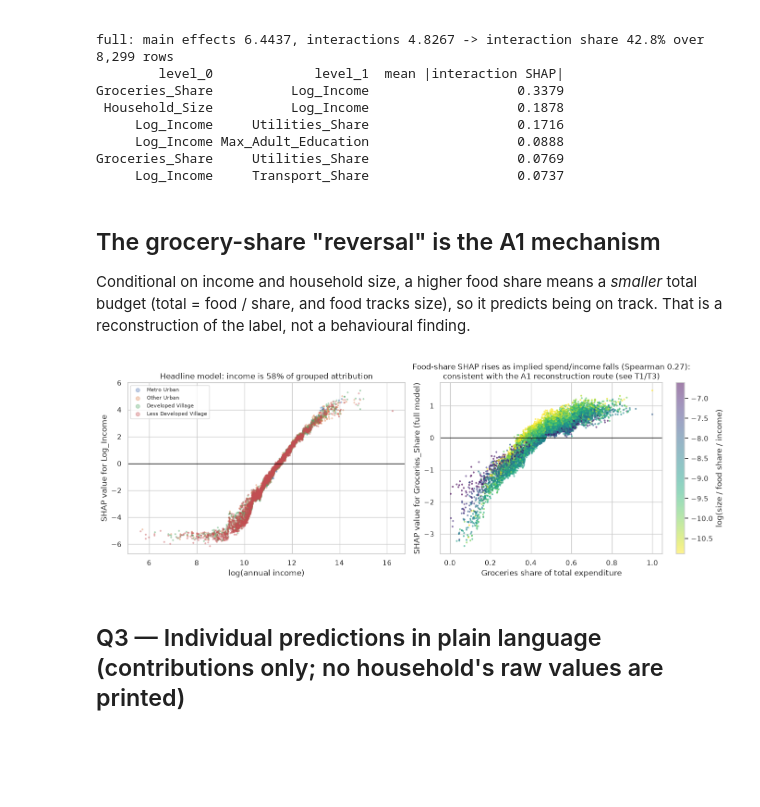
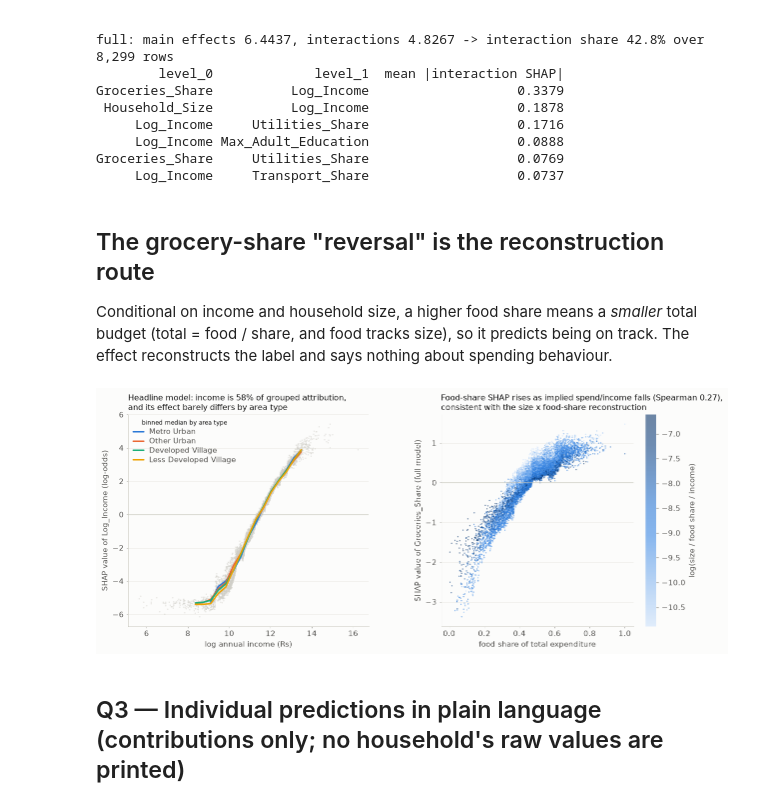
Before and after one commit to saint2706/savings-goal-classifier, a Jupyter notebook: notebooks/05_explainability.ipynb, the cells around one changed output. Saved outputs shown, nothing was run; the diff lists cells and outputs as text; code cells hidden in the pictures; blank space fills up the shorter version.

```diff
--- a/notebooks/05_explainability.ipynb
+++ b/notebooks/05_explainability.ipynb
@@ -15,18 +14,18 @@ warnings.filterwarnings("ignore")
 import matplotlib.pyplot as plt
 import numpy as np
 import pandas as pd
-import seaborn as sns
 import shap
 from sklearn.metrics import roc_auc_score
 from sklearn.pipeline import make_pipeline
 
 from savings_goal import config as C
+from savings_goal import viz
 from savings_goal.evaluation import explain
 from savings_goal.features.engineer import spec_from_frame
 from savings_goal.io import load_features, write_result
 from savings_goal.models.pipeline import load_model_final, logistic, preprocessor, xgb_pipeline
 
-sns.set_theme(style="whitegrid")
+viz.use()
 feats = load_features()
 spec = spec_from_frame(feats)
 final = load_model_final()
@@ -170,43 +171,52 @@ Groceries_Share          Log_Income                   0.3379
 Groceries_Share     Utilities_Share                   0.0769
      Log_Income     Transport_Share                   0.0737
 # %% [markdown]
-## The grocery-share "reversal" is the A1 mechanism
+## The grocery-share "reversal" is the reconstruction route
 
 Conditional on income and household size, a higher food share means a *smaller* total
-budget (total = food / share, and food tracks size), so it predicts being on track. That is
-a reconstruction of the label, not a behavioural finding.
+budget (total = food / share, and food tracks size), so it predicts being on track. The
+effect reconstructs the label and says nothing about spending behaviour.
 # %%
-fig, axes = plt.subplots(1, 2, figsize=(14, 5))
+fig, axes = plt.subplots(1, 2, figsize=(13, 5))
+fig.subplots_adjust(wspace=0.3)
 sv = pd.DataFrame(shap_vals["deployable"], columns=names["deployable"])
 ax = axes[0]
-for area in ["Metro_Urban", "Other_Urban", "Developed_Village", "Less_Developed_Village"]:
+ax.scatter(test["Log_Income"], sv["Log_Income"], s=3, color=viz.CONTEXT, alpha=0.5, linewidths=0, zorder=1)
+bins = np.linspace(test["Log_Income"].quantile(0.01), test["Log_Income"].quantile(0.99), 16)
+AREAS = ["Metro_Urban", "Other_Urban", "Developed_Village", "Less_Developed_Village"]
+for colour, area in zip(viz.CATEGORICAL, AREAS):
     m = (test["Area_Type"] == area).to_numpy()
-    ax.scatter(test.loc[m, "Log_Income"], sv.loc[m, "Log_Income"], s=4, alpha=0.35, label=area.replace("_", " "))
-ax.axhline(0, color="black", lw=1)
-ax.set_xlabel("log(annual income)")
-ax.set_ylabel("SHAP value for Log_Income")
+    cut = pd.cut(test.loc[m, "Log_Income"], bins)
+    med = sv.loc[m, "Log_Income"].groupby(cut.to_numpy(), observed=True).median()
+    ax.plot([iv.mid for iv in med.index], med.values, color=colour, lw=2, label=area.replace("_", " "), zorder=3)
+ax.axhline(0, color=viz.AXIS, lw=0.8, zorder=2)
+viz.strip(ax, "y")
+ax.set_xlabel("log annual income (Rs)")
+ax.set_ylabel("SHAP value of Log_Income (log-odds)")
+viz.legend(ax, loc="upper left", title="binned median by area type", title_fontsize=8)
 fam = family_tbl["deployable"]
-ax.set_title(f"Headline model: income is {fam.loc['Income', 'share of grouped total']:.0%} of grouped attribution")
-ax.legend(markerscale=3, fontsize=8)
+ax.set_title(f"Headline model: income is {fam.loc['Income', 'share of grouped total']:.0%} of grouped "
+             "attribution,\nand its effect barely differs by area type")
 
 sv_full = pd.DataFrame(shap_vals["full"], columns=names["full"])
 ax = axes[1]
 implied_total = test["Household_Size"] / test["Groceries_Share"].where(test["Groceries_Share"] > 0)
 ratio = np.log(implied_total / np.exp(test["Log_Income"]))
-sc = ax.scatter(test["Groceries_Share"], sv_full["Groceries_Share"], c=ratio.clip(ratio.quantile(0.02),
-                ratio.quantile(0.98)), s=4, alpha=0.5, cmap="viridis_r")
-ax.axhline(0, color="black", lw=1)
-ax.set_xlabel("Groceries share of total expenditure")
-ax.set_ylabel("SHAP value for Groceries_Share (full model)")
+sc = ax.scatter(test["Groceries_Share"], sv_full["Groceries_Share"], s=3, linewidths=0, alpha=0.6,
+                c=ratio.clip(ratio.quantile(0.02), ratio.quantile(0.98)), cmap=viz.SEQUENTIAL)
+ax.axhline(0, color=viz.AXIS, lw=0.8)
+viz.strip(ax, "y")
+ax.set_xlabel("food share of total expenditure")
+ax.set_ylabel("SHAP value of Groceries_Share (full model)")
 rho = pd.Series(sv_full["Groceries_Share"]).corr(-ratio, method="spearman")
-ax.set_title(f"Food-share SHAP rises as implied spend/income falls (Spearman {rho:.2f}):\n"
-             "consistent with the A1 reconstruction route (see T1/T3)")
-plt.colorbar(sc, ax=ax, label="log(size / food share / income)")
-plt.tight_layout()
-plt.savefig(C.RESULTS / "shap_dependence.png", dpi=150, bbox_inches="tight")
+ax.set_title(f"Food-share SHAP rises as implied spend/income falls (Spearman {rho:.2f}),\n"
+             "consistent with the size x food-share reconstruction")
+cb = fig.colorbar(sc, ax=ax, label="log(size / food share / income)")
+cb.outline.set_visible(False)
+plt.savefig(C.RESULTS / "shap_dependence.png")
 plt.show()
 # %% [output]
-[figure, old version]
+[figure, new version]
 # %% [markdown]
 ## Q3 — Individual predictions in plain language (contributions only; no household's raw values are printed)
 # %%
```
Also changed, not shown: parts of 4 cells of this notebook, 53 other files.
